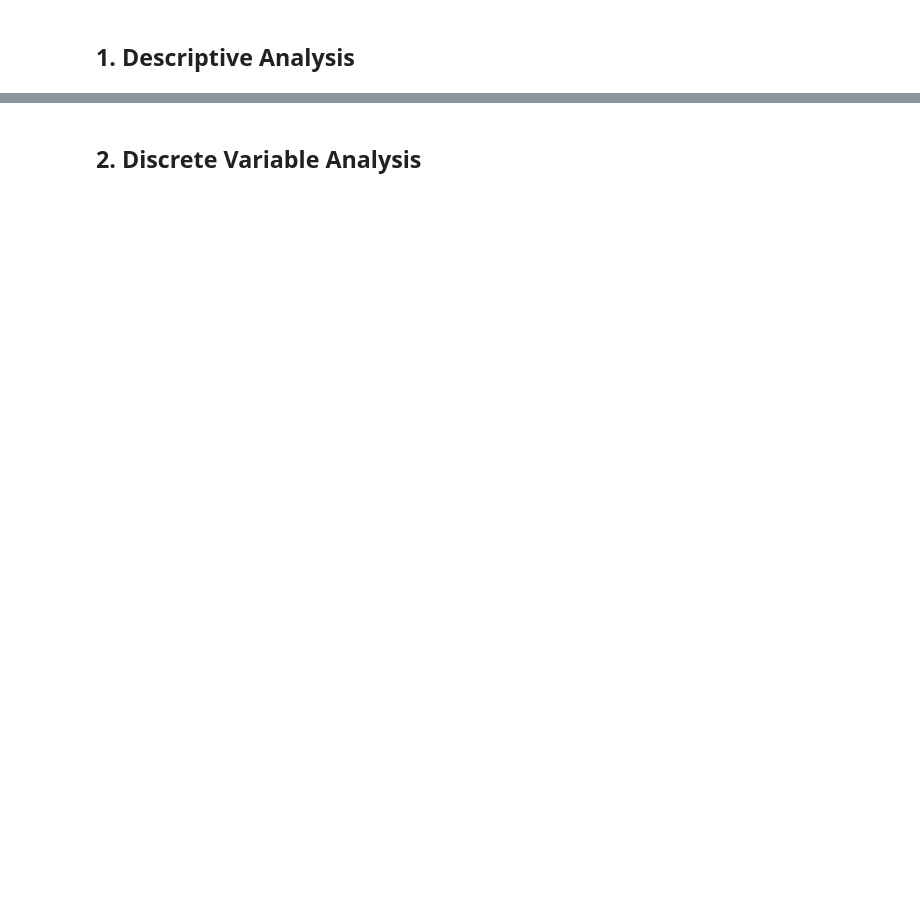
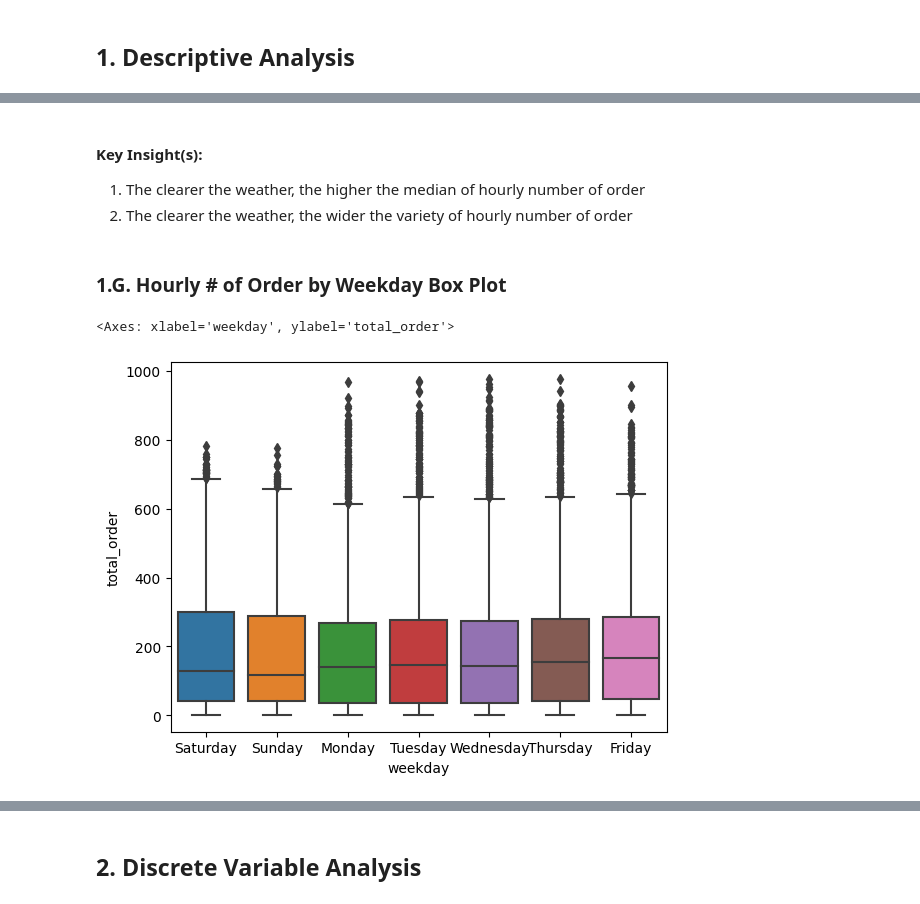
Before and after one commit to bagusfarisa/bike-sharing-demand-probability-analysis, a Jupyter notebook: bikesharing.ipynb, the cells around one changed output, grey strips where cells are left out. Drawn from its saved outputs; the diff is of its cells as text; code cells hidden in the pictures; blank space fills up the shorter version.

```diff
--- a/bikesharing.ipynb
+++ b/bikesharing.ipynb
@@ -126,0 +270,11 @@ Ide EDA:
+# %% [markdown]
+#### Key Insight(s):
+1. The clearer the weather, the higher the median of hourly number of order
+2. The clearer the weather, the wider the variety of hourly number of order
+# %% [markdown]
+### 1.G. Hourly # of Order by Weekday Box Plot
+# %%
+sns.boxplot(data=df, x="weekday", y="total_order")
+# %% [output]
+<Axes: xlabel='weekday', ylabel='total_order'>
+[figure, added]
```
Also changed, not shown: parts of 52 cells of this notebook.
